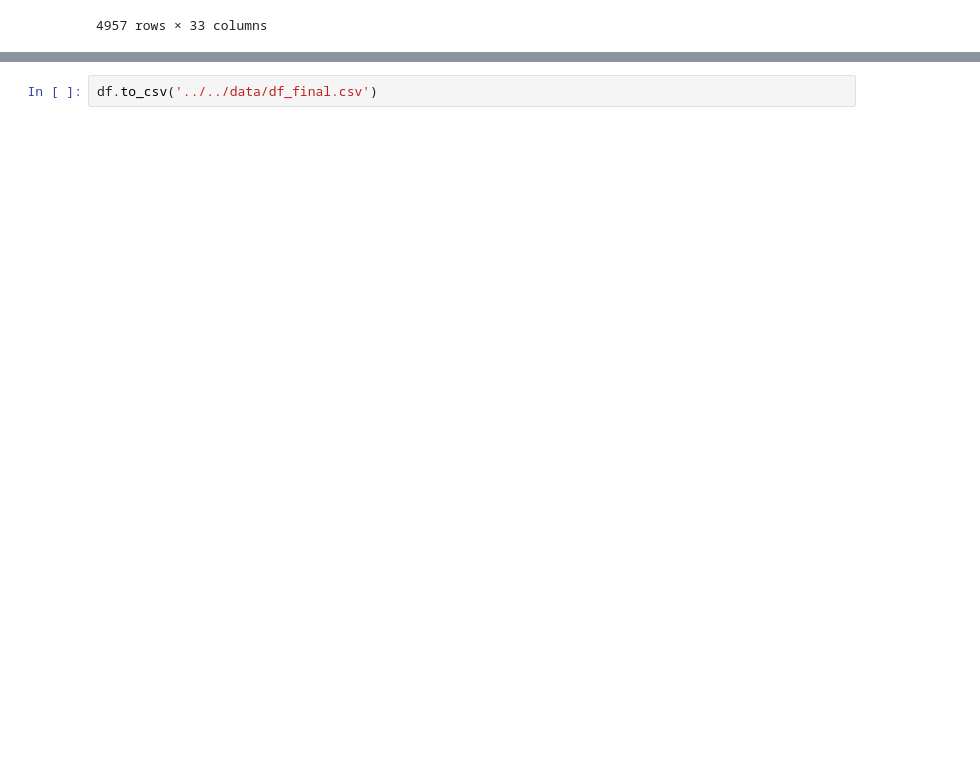
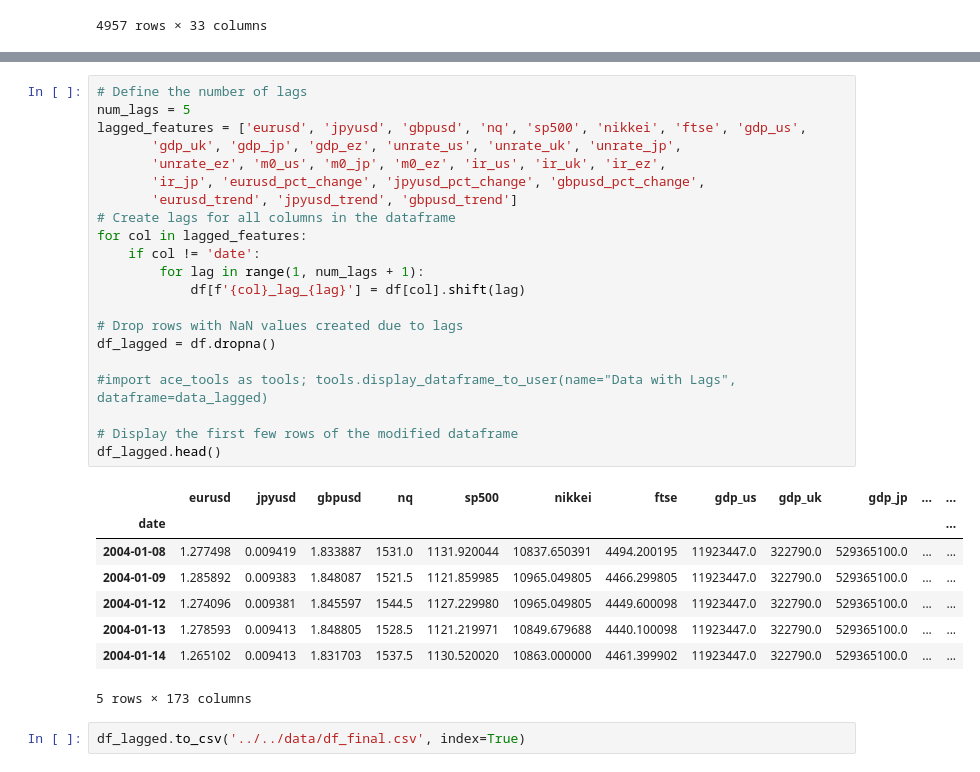
Before and after one commit to ikeryanez/Forecasting_FinancialTS, a Jupyter notebook: notebooks/4-feature_engineering/feature_engineering.ipynb, the cells around one changed output, grey strips where cells are left out. Cells and saved outputs as stored; diff of their text form; blank space fills up the shorter version.

Commit message:
lagged variables created for all the variables in the dataset

```diff
--- a/notebooks/4-feature_engineering/feature_engineering.ipynb
+++ b/notebooks/4-feature_engineering/feature_engineering.ipynb
@@ -114,2 +130,32 @@ df
+# %%
+# Define the number of lags
+num_lags = 5
+lagged_features = ['eurusd', 'jpyusd', 'gbpusd', 'nq', 'sp500', 'nikkei', 'ftse', 'gdp_us',
+       'gdp_uk', 'gdp_jp', 'gdp_ez', 'unrate_us', 'unrate_uk', 'unrate_jp',
+       'unrate_ez', 'm0_us', 'm0_jp', 'm0_ez', 'ir_us', 'ir_uk', 'ir_ez',
+       'ir_jp', 'eurusd_pct_change', 'jpyusd_pct_change', 'gbpusd_pct_change',
+       'eurusd_trend', 'jpyusd_trend', 'gbpusd_trend']
+# Create lags for all columns in the dataframe
+for col in lagged_features:
+    if col != 'date':
+        for lag in range(1, num_lags + 1):
+            df[f'{col}_lag_{lag}'] = df[col].shift(lag)
+
+# Drop rows with NaN values created due to lags
+df_lagged = df.dropna()
+
+#import ace_tools as tools; tools.display_dataframe_to_user(name="Data with Lags", dataframe=data_lagged)
+
+# Display the first few rows of the modified dataframe
+df_lagged.head()
+# %% [output]
+|  | eurusd | jpyusd | gbpusd | nq | sp500 | nikkei | ftse | gdp_us | gdp_uk | gdp_jp | ... | ... |
+| date |  |  |  |  |  |  |  |  |  |  |  | ... |
+| 2004-01-08 | 1.277498 | 0.009419 | 1.833887 | 1531.0 | 1131.920044 | 10837.650391 | 4494.200195 | 11923447.0 | 322790.0 | 529365100.0 | ... | ... |
+| 2004-01-09 | 1.285892 | 0.009383 | 1.848087 | 1521.5 | 1121.859985 | 10965.049805 | 4466.299805 | 11923447.0 | 322790.0 | 529365100.0 | ... | ... |
+| 2004-01-12 | 1.274096 | 0.009381 | 1.845597 | 1544.5 | 1127.229980 | 10965.049805 | 4449.600098 | 11923447.0 | 322790.0 | 529365100.0 | ... | ... |
+| 2004-01-13 | 1.278593 | 0.009413 | 1.848805 | 1528.5 | 1121.219971 | 10849.679688 | 4440.100098 | 11923447.0 | 322790.0 | 529365100.0 | ... | ... |
+| 2004-01-14 | 1.265102 | 0.009413 | 1.831703 | 1537.5 | 1130.520020 | 10863.000000 | 4461.399902 | 11923447.0 | 322790.0 | 529365100.0 | ... | ... |
+5 rows × 173 columns
 # %%
-df.to_csv('../../data/df_final.csv')
+df_lagged.to_csv('../../data/df_final.csv', index=True)
```
Also changed, not shown: parts of 4 cells of this notebook, 3 other files.
